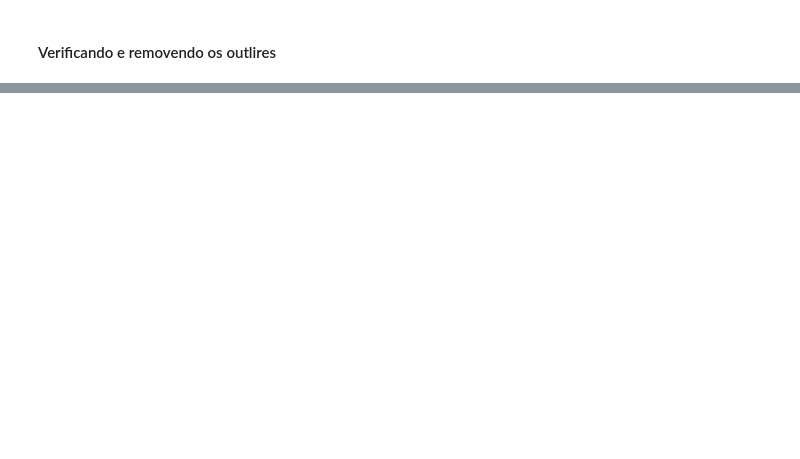
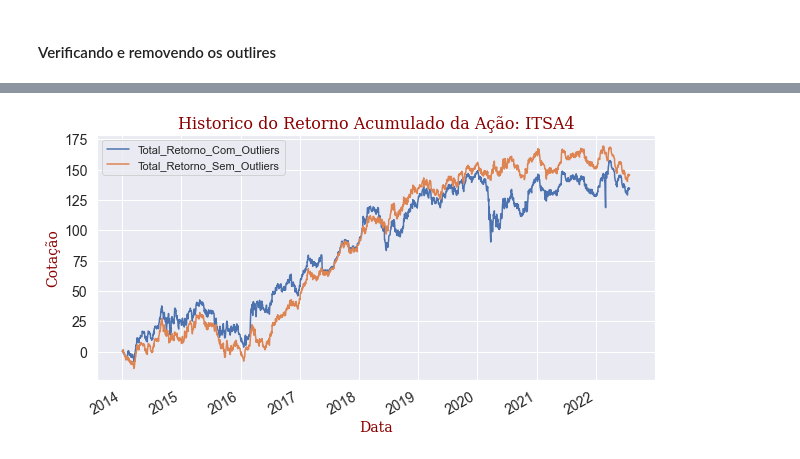
Before and after one commit to Prog-LucasAlves/Analise_Exploratoria_Dados, a Jupyter notebook: AED_04_Ações_B3/acoes.ipynb, the cells around one changed output, grey strips where cells are left out. Cells and saved outputs as stored; diff of their text form; code cells hidden in the pictures; blank space fills up the shorter version.

```diff
--- a/AED_04_Ações_B3/acoes.ipynb
+++ b/AED_04_Ações_B3/acoes.ipynb
@@ -292,0 +346,6 @@ plt.show()
+# %%
+# Inserindo no DataFrame principal os dados de retorno sem os outlires
+df_rev_outlires['Retorno1'] = df_emp_outlires['Retorno']
+
+# Alterando os valores NaN por 0
+df_rev_outlires.fillna(0, inplace=True)
@@ -292,0 +365,5 @@ plt.show()
+# %%
+# Criando as variáveis de retorno acumulado
+df_rev_outlires['Total_Retorno_Com_Outliers'] = df_rev_outlires['Retorno'].cumsum()
+df_rev_outlires['Total_Retorno_Sem_Outliers'] = df_rev_outlires['Retorno1'].cumsum()
+df_rev_outlires.tail()
@@ -293,3 +378,14 @@ plt.show()
+# %%
+df_rev_outlires[['Total_Retorno_Com_Outliers','Total_Retorno_Sem_Outliers']].plot(figsize = (10, 5))
+plt.title(f'Historico do Retorno Acumulado da Ação: {ticker}', fontdict=font_title)
+plt.ylabel('Cotação', fontdict=font_ylabel)
+plt.yticks(fontsize=14)
+plt.xlabel('Data', fontdict=font_xlabel)
+plt.xticks(fontsize=14)
+plt.legend()
+plt.show()
+# %% [output]
+[figure, added]
 # %%
 # Calculando duas médias moveis
 mm1 = 50
```
Also changed, not shown: parts of 17 cells of this notebook, 1 other file.
